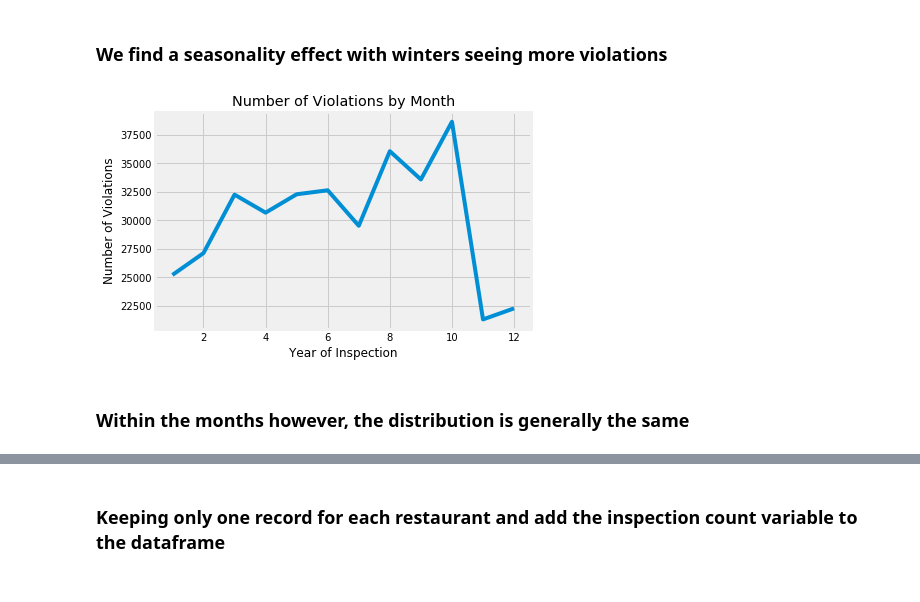
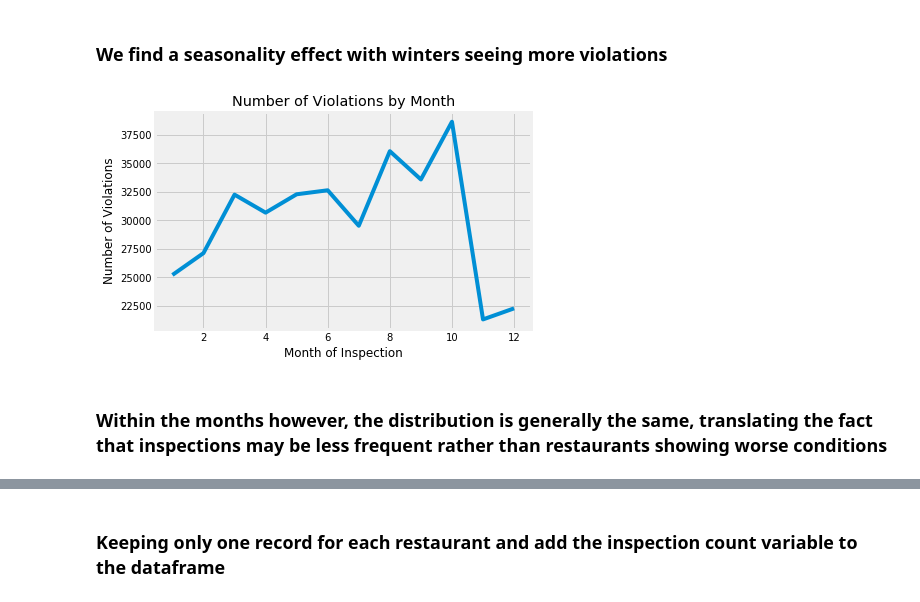
Before and after one commit to imiraoui/NYC-Restaurant-Analysis, a Jupyter notebook: Visualizations.ipynb, the cells around one changed output, grey strips where cells are left out. Saved outputs shown, nothing was run; the diff lists cells and outputs as text; code cells hidden in the pictures.

```diff
--- a/Visualizations.ipynb
+++ b/Visualizations.ipynb
@@ -90,14 +92,15 @@ fig, axes = joypy.joyplot(df, by="year", column="score", range_style='own',grid=
 # %%
 df_month = df.groupby(df["inspection_date_datetime"].map(lambda x: x.month))["score"].count()
 plt.plot(df_month.index,df_month)
 plt.title("Number of Violations by Month")
 plt.ylabel("Number of Violations")
-plt.xlabel("Year of Inspection")
+plt.xlabel("Month of Inspection")
+plt.savefig("Violations by Month", bbox_inches = "tight")
 plt.show()
 # %% [output]
-[figure, old version]
+[figure, new version]
 # %% [markdown]
-### Within the months however, the distribution is generally the same
+### Within the months however, the distribution is generally the same, translating the fact that inspections may be less frequent rather than restaurants showing worse conditions
 # %%
 df["month"] = df["inspection_date_datetime"].map(lambda x: x.month)
 labels = ["Jan","Feb","Mar","Apr","May","Jun","Jul","Aug","Sep","Oct","Nov","Dec"]
```
Also changed, not shown: parts of 15 cells of this notebook, 3 other files.
